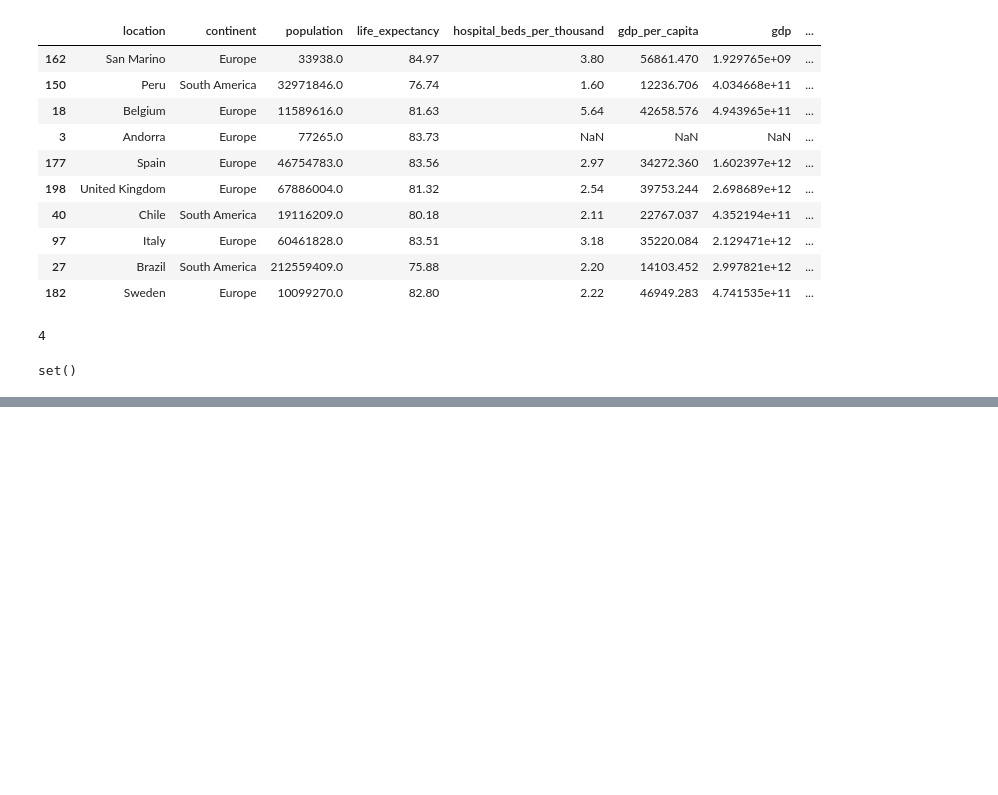
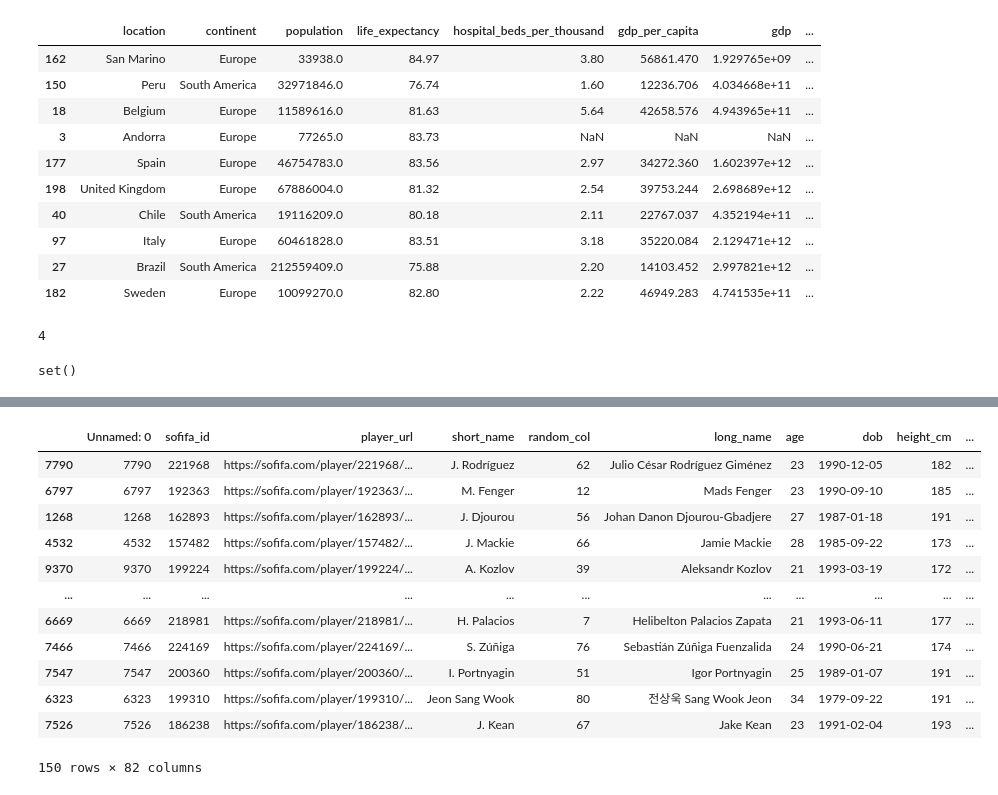
Before and after one commit to MohitKumarMandhre/For_SQL, a Jupyter notebook: practice/python/prac_countries.ipynb, the cells around one changed output, grey strips where cells are left out. Cells and saved outputs as stored; diff of their text form; code cells hidden in the pictures; blank space fills up the shorter version.

```diff
--- a/practice/python/prac_countries.ipynb
+++ b/practice/python/prac_countries.ipynb
@@ -319,0 +674,3 @@ set()
+# %%
+df.insert( 4, 'random_col', rand_col)
+df.head()
@@ -319,0 +705,16 @@ set()
+# %%
+df.sample( n = 150)
+# %% [output]
+|  | Unnamed: 0 | sofifa_id | player_url | short_name | random_col | long_name | age | dob | height_cm | ... |
+| 7790 | 7790 | 221968 | https://sofifa.com/player/221968/... | J. Rodríguez | 62 | Julio César Rodríguez Giménez | 23 | 1990-12-05 | 182 | ... |
+| 6797 | 6797 | 192363 | https://sofifa.com/player/192363/... | M. Fenger | 12 | Mads Fenger | 23 | 1990-09-10 | 185 | ... |
+| 1268 | 1268 | 162893 | https://sofifa.com/player/162893/... | J. Djourou | 56 | Johan Danon Djourou-Gbadjere | 27 | 1987-01-18 | 191 | ... |
+| 4532 | 4532 | 157482 | https://sofifa.com/player/157482/... | J. Mackie | 66 | Jamie Mackie | 28 | 1985-09-22 | 173 | ... |
+| 9370 | 9370 | 199224 | https://sofifa.com/player/199224/... | A. Kozlov | 39 | Aleksandr Kozlov | 21 | 1993-03-19 | 172 | ... |
+| ... | ... | ... | ... | ... | ... | ... | ... | ... | ... | ... |
+| 6669 | 6669 | 218981 | https://sofifa.com/player/218981/... | H. Palacios | 7 | Helibelton Palacios Zapata | 21 | 1993-06-11 | 177 | ... |
+| 7466 | 7466 | 224169 | https://sofifa.com/player/224169/... | S. Zúñiga | 76 | Sebastián Zúñiga Fuenzalida | 24 | 1990-06-21 | 174 | ... |
+| 7547 | 7547 | 200360 | https://sofifa.com/player/200360/... | I. Portnyagin | 51 | Igor Portnyagin | 25 | 1989-01-07 | 191 | ... |
+| 6323 | 6323 | 199310 | https://sofifa.com/player/199310/... | Jeon Sang Wook | 80 | 전상욱 Sang Wook Jeon | 34 | 1979-09-22 | 191 | ... |
+| 7526 | 7526 | 186238 | https://sofifa.com/player/186238/... | J. Kean | 67 | Jake Kean | 23 | 1991-02-04 | 193 | ... |
+150 rows × 82 columns
```
Also changed, not shown: parts of 63 cells of this notebook, 7 other files.
